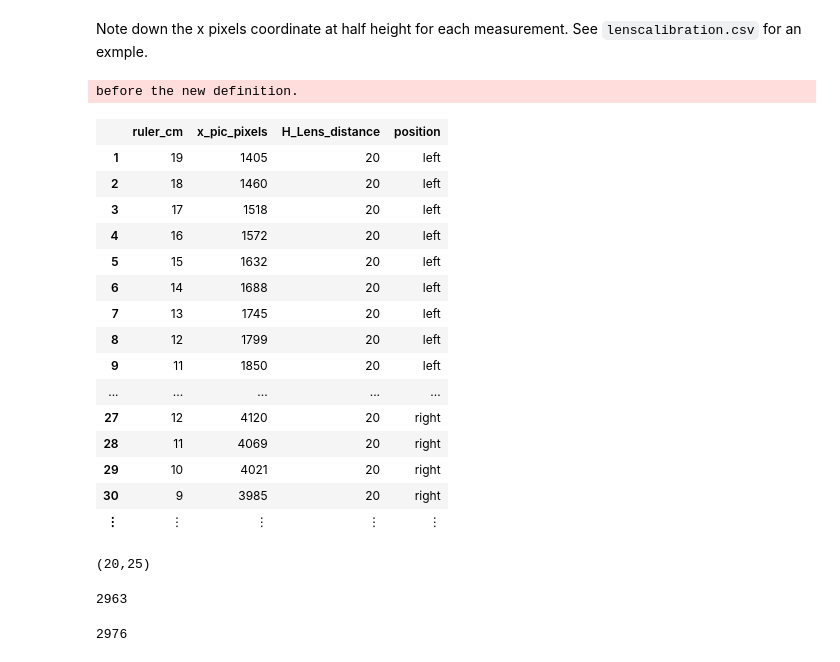
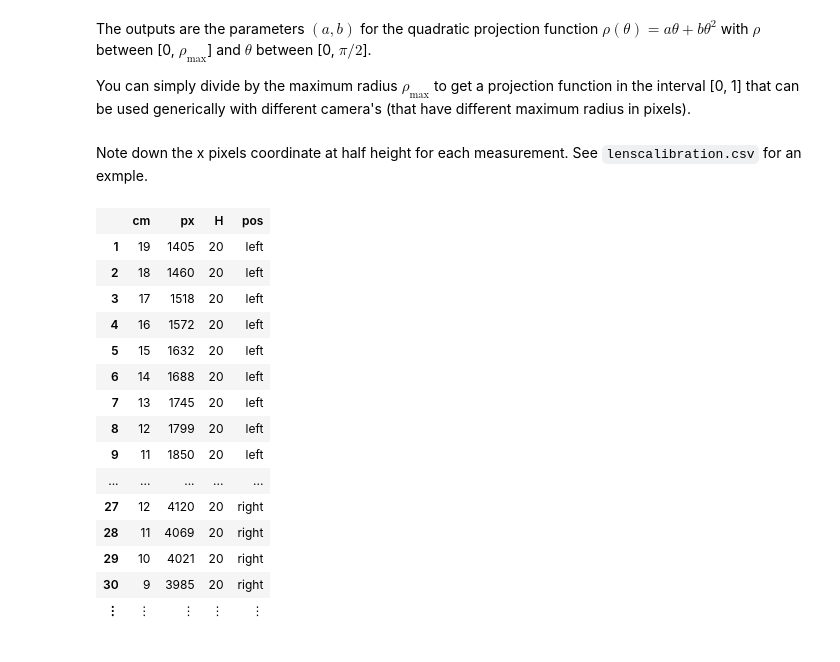
Before and after one commit to ETC-UA/LeafAreaIndex.jl, a Jupyter notebook: calibration/ProjectionFunctionCalibraton.ipynb, the cells around one changed output. Cells and saved outputs as stored; diff of their text form; code cells hidden in the pictures.

```diff
--- a/calibration/ProjectionFunctionCalibraton.ipynb
+++ b/calibration/ProjectionFunctionCalibraton.ipynb
@@ -23,12 +21,15 @@ view(im2)
+# %% [markdown]
+The outputs are the parameters $(a,b)$ for the quadratic projection function $\rho(\theta) = a\theta + b\theta^2$ with $\rho$ between [0, $\rho_{\text{max}}$] and $\theta$ between [0, $\pi/2$].
+
+You can simply divide by the maximum radius $\rho_{\text{max}}$ to get a projection function in the interval [0, 1] that can be used generically with different camera's (that have different maximum radius in pixels).
 # %%
 using DataFrames
 # %% [markdown]
 Note down the x pixels coordinate at half height for each measurement. See `lenscalibration.csv` for an exmple.
 # %%
-lens = readtable("lenscalibration.csv")
+df = readtable("lenscalibration.csv", names=[:cm, :px, :H, :pos])
 # %% [output]
-before the new definition.
-|  | ruler_cm | x_pic_pixels | H_Lens_distance | position |
+|  | cm | px | H | pos |
 | 1 | 19 | 1405 | 20 | left |
 | 2 | 18 | 1460 | 20 | left |
 | 3 | 17 | 1518 | 20 | left |
@@ -44,17 +45,3 @@ before the new definition.
 | 29 | 10 | 4021 | 20 | right |
 | 30 | 9 | 3985 | 20 | right |
 | ⋮ | ⋮ | ⋮ | ⋮ | ⋮ |
-# %%
-H1, H2 = extrema(lens[:H_Lens_distance])
-# %% [output]
-(20,25)
-# %%
-center1 = lens[(lens[:position].=="perpendicular") & (lens[:ruler_cm] .== 0
-                ) & (lens[:H_Lens_distance] .== H1), :x_pic_pixels][1]
-# %% [output]
-2963
-# %%
-center2 = lens[(lens[:position].=="perpendicular") & (lens[:ruler_cm] .== 0
-                ) & (lens[:H_Lens_distance] .== H2), :x_pic_pixels][1]
-# %% [output]
-2976
```
Also changed, not shown: parts of 33 cells of this notebook, 3 other files.
